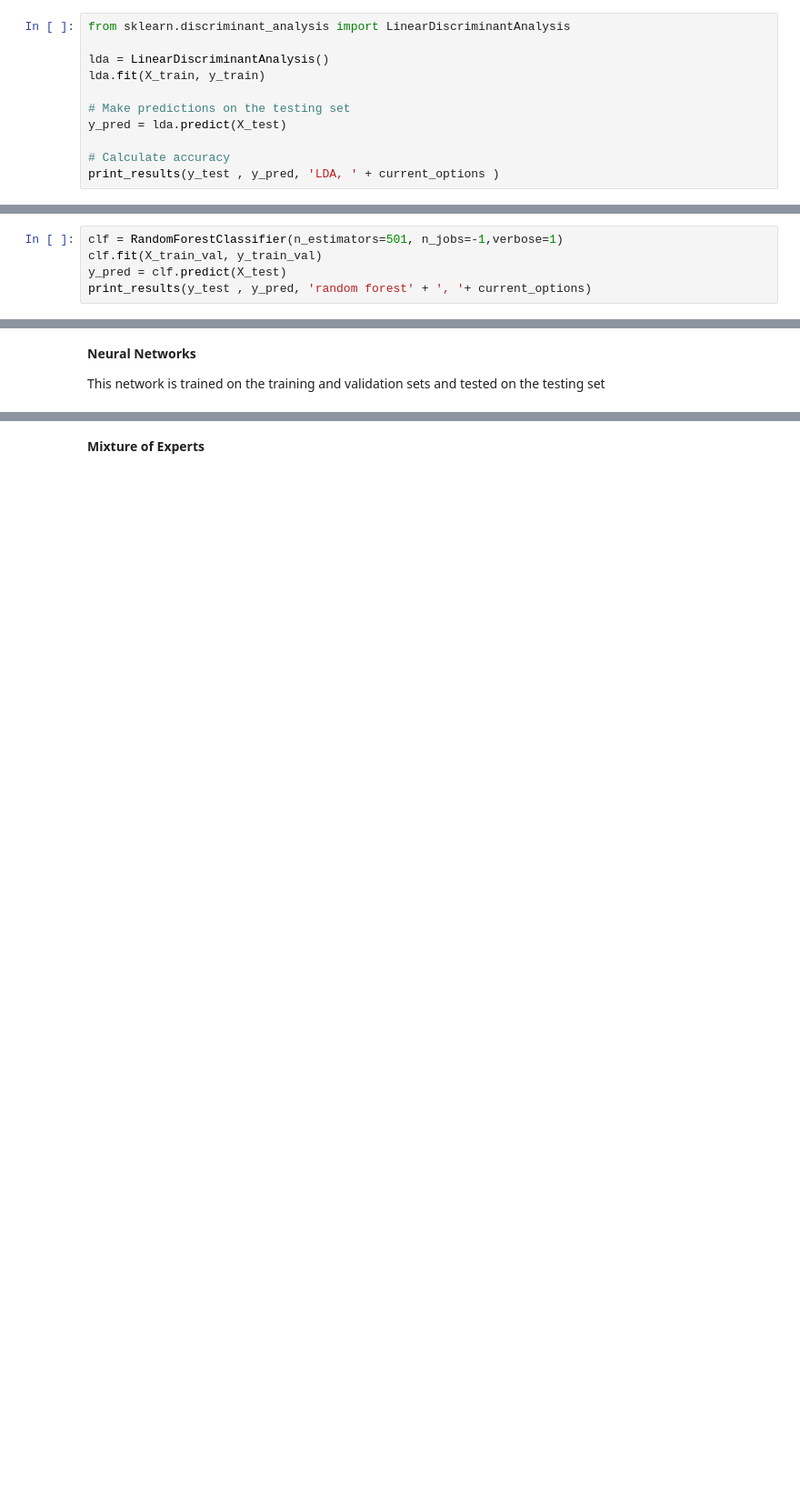
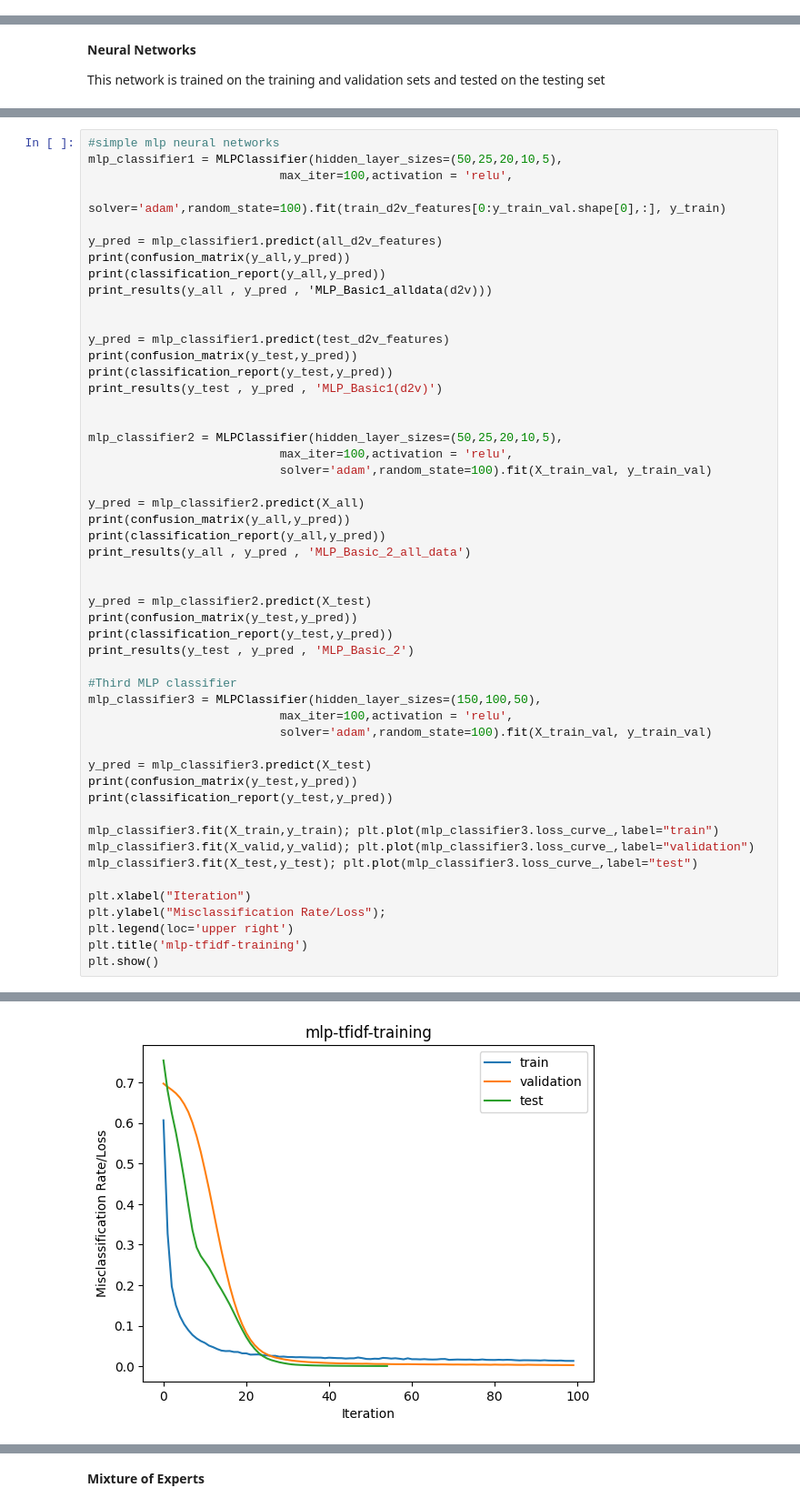
Before and after one commit to cse-teacher/suggestion-mining, a Jupyter notebook: suggestion_mining.ipynb, the cells around one changed output, grey strips where cells are left out. Shown: that part at 91% size. Drawn from its saved outputs; the diff is of its cells as text; blank space fills up the shorter version.

```diff
--- a/suggestion_mining.ipynb
+++ b/suggestion_mining.ipynb
@@ -629,11 +693,0 @@ something went wrong [Errno 22] Invalid argument: 'results_2024-04-04 15:32:52.7
-# %%
-from sklearn.discriminant_analysis import LinearDiscriminantAnalysis
-
-lda = LinearDiscriminantAnalysis()
-lda.fit(X_train, y_train)
-
-# Make predictions on the testing set
-y_pred = lda.predict(X_test)
-
-# Calculate accuracy
-print_results(y_test , y_pred, 'LDA, ' + current_options )
@@ -643,5 +693,0 @@ something went wrong [Errno 22] Invalid argument: 'results_2024-04-04 14:10:55.8
-# %%
-clf = RandomForestClassifier(n_estimators=501, n_jobs=-1,verbose=1)
-clf.fit(X_train_val, y_train_val)
-y_pred = clf.predict(X_test)
-print_results(y_test , y_pred, 'random forest' + ', '+ current_options)
@@ -813,0 +810,52 @@ tested on the testing set
+# %%
+#simple mlp neural networks
+mlp_classifier1 = MLPClassifier(hidden_layer_sizes=(50,25,20,10,5),
+                           max_iter=100,activation = 'relu',
+                           solver='adam',random_state=100).fit(train_d2v_features[0:y_train_val.shape[0],:], y_train)
+
+y_pred = mlp_classifier1.predict(all_d2v_features)
+print(confusion_matrix(y_all,y_pred))
+print(classification_report(y_all,y_pred))
+print_results(y_all , y_pred , 'MLP_Basic1_alldata(d2v)))
+
+
+y_pred = mlp_classifier1.predict(test_d2v_features)
+print(confusion_matrix(y_test,y_pred))
+print(classification_report(y_test,y_pred))
+print_results(y_test , y_pred , 'MLP_Basic1(d2v)')
+
+
+mlp_classifier2 = MLPClassifier(hidden_layer_sizes=(50,25,20,10,5),
+                           max_iter=100,activation = 'relu',
+                           solver='adam',random_state=100).fit(X_train_val, y_train_val)
+
+y_pred = mlp_classifier2.predict(X_all)
+print(confusion_matrix(y_all,y_pred))
+print(classification_report(y_all,y_pred))
+print_results(y_all , y_pred , 'MLP_Basic_2_all_data')
+
+
+y_pred = mlp_classifier2.predict(X_test)
+print(confusion_matrix(y_test,y_pred))
+print(classification_report(y_test,y_pred))
+print_results(y_test , y_pred , 'MLP_Basic_2')
+
+#Third MLP classifier
+mlp_classifier3 = MLPClassifier(hidden_layer_sizes=(150,100,50),
+                           max_iter=100,activation = 'relu',
+                           solver='adam',random_state=100).fit(X_train_val, y_train_val)
+
+y_pred = mlp_classifier3.predict(X_test)
+print(confusion_matrix(y_test,y_pred))
+print(classification_report(y_test,y_pred))
+
+mlp_classifier3.fit(X_train,y_train); plt.plot(mlp_classifier3.loss_curve_,label="train")
+mlp_classifier3.fit(X_valid,y_valid); plt.plot(mlp_classifier3.loss_curve_,label="validation")
+mlp_classifier3.fit(X_test,y_test); plt.plot(mlp_classifier3.loss_curve_,label="test")
+
+plt.xlabel("Iteration")
+plt.ylabel("Misclassification Rate/Loss");
+plt.legend(loc='upper right')
+plt.title('mlp-tfidf-training')
+plt.show()
+# %% [output]
@@ -813,0 +872 @@ tested on the testing set
+[figure, added]
```
Also changed, not shown: parts of 58 cells of this notebook.
